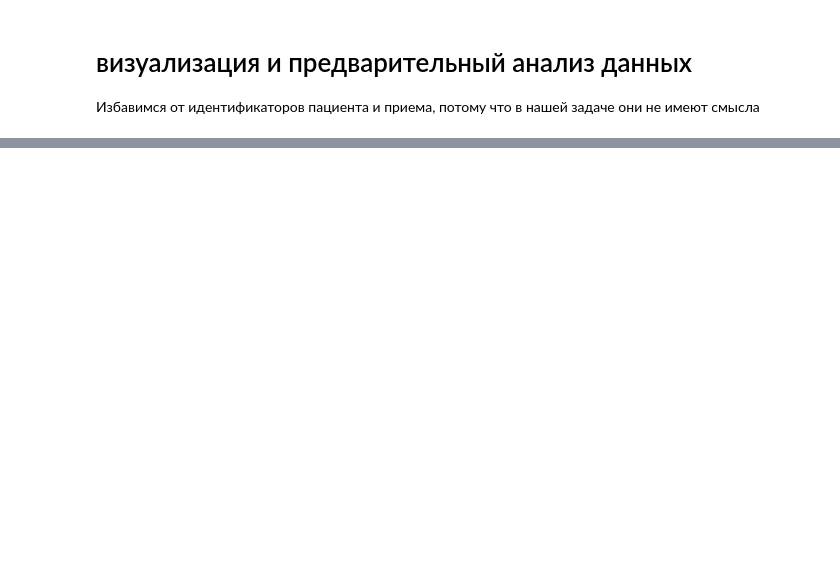
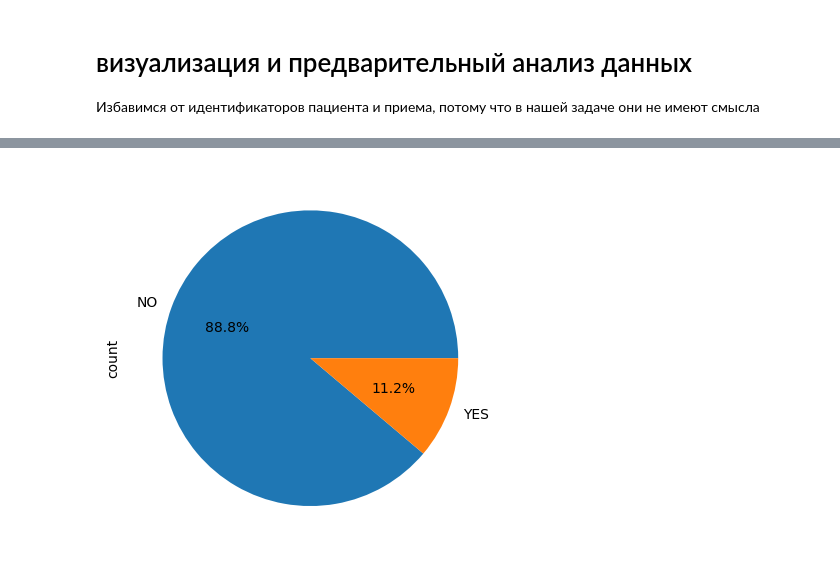
Before and after one commit to Falirchik/ML, a Jupyter notebook: попытка номер .ipynb, the cells around one changed output, grey strips where cells are left out. Cells and saved outputs as stored; diff of their text form; code cells hidden in the pictures; blank space fills up the shorter version.

```diff
--- a/попытка номер .ipynb
+++ b/попытка номер .ipynb
@@ -210,0 +264,11 @@ KeyError: "['patient_nbr', 'encounter_id'] not found in axis"
+# %%
+df['readmitted'].value_counts()/len(df)
+counts = df['readmitted'].value_counts()
+
+percentages = counts * 100 / len(df)
+
+fig, ax = plt.subplots()
+percentages.plot(kind='pie', ax=ax, autopct='%1.1f%%')
+plt.show()
+# %% [output]
+[figure, added]
```
Also changed, not shown: parts of 24 cells of this notebook, 1 other file.
